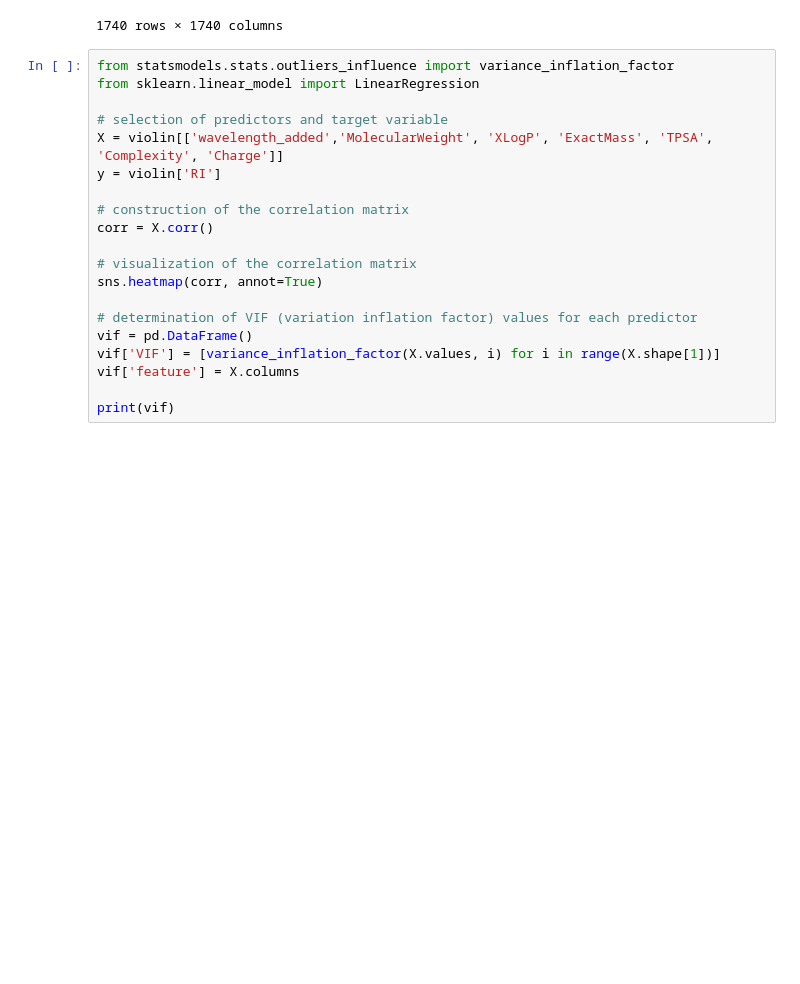
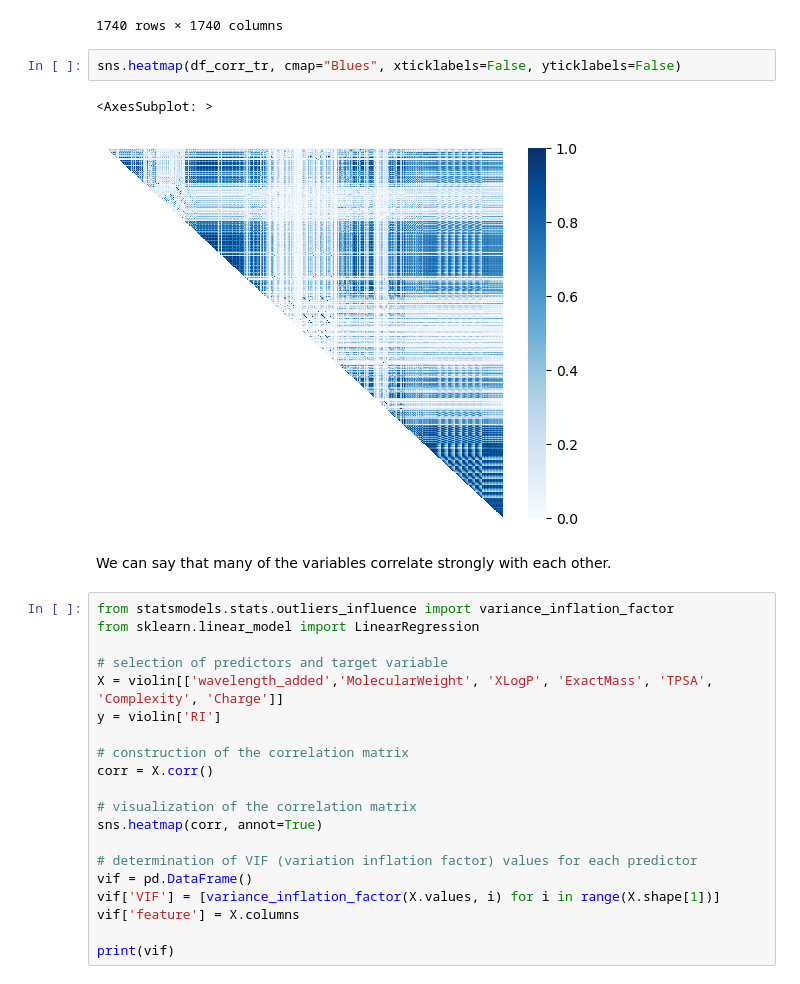
Before and after one commit to m19eremeeva/Course_tasks, a Jupyter notebook: Task_2/Visualization and Statistics .ipynb, the cells around one changed output. Saved outputs shown, nothing was run; the diff lists cells and outputs as text; blank space fills up the shorter version.

```diff
--- a/Task_2/Visualization and Statistics .ipynb
+++ b/Task_2/Visualization and Statistics .ipynb
@@ -241,6 +277,13 @@ Deprecated in NumPy 1.20; for more details and guidance: https://numpy.org/devdo
 | Ks | NaN | NaN | NaN | NaN | NaN | NaN | NaN | ... |
 | Ds | NaN | NaN | NaN | NaN | NaN | NaN | NaN | ... |
 1740 rows × 1740 columns
+# %%
+sns.heatmap(df_corr_tr, cmap="Blues", xticklabels=False, yticklabels=False)
+# %% [output]
+<AxesSubplot: >
+[figure, added]
+# %% [markdown]
+We can say that many of the variables correlate strongly with each other.
 # %%
 from statsmodels.stats.outliers_influence import variance_inflation_factor
 from sklearn.linear_model import LinearRegression
```
Also changed, not shown: parts of 22 cells of this notebook.
